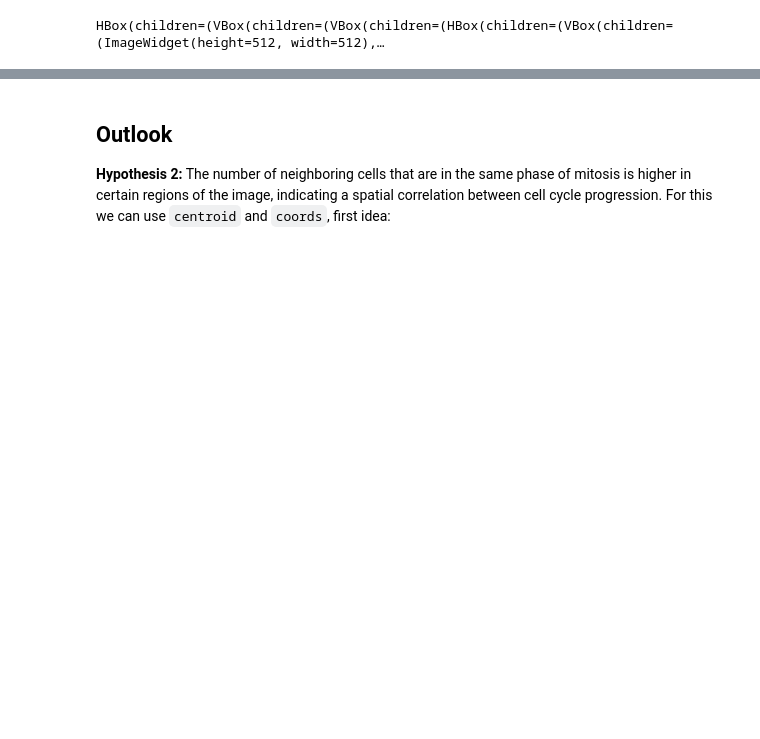
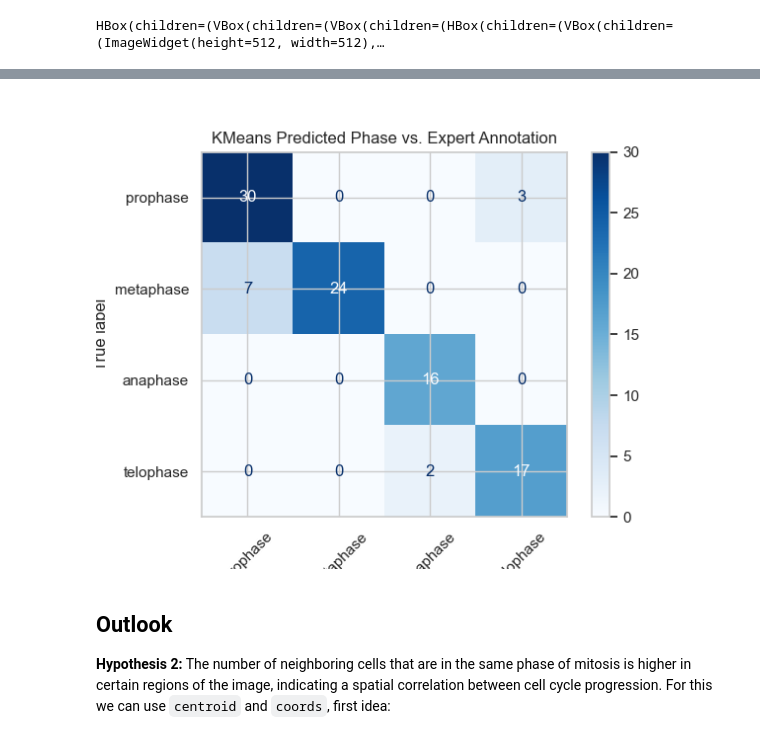
Before and after one commit to marabuuu/rse-lab, a Jupyter notebook: notebooks/RSE_assignment.ipynb, the cells around one changed output, grey strips where cells are left out. Cells and saved outputs as stored; diff of their text form; code cells hidden in the pictures; blank space fills up the shorter version.

```diff
--- a/notebooks/RSE_assignment.ipynb
+++ b/notebooks/RSE_assignment.ipynb
@@ -487,0 +544,14 @@ HBox(children=(VBox(children=(VBox(children=(HBox(children=(VBox(children=(Image
+# %%
+# Filter annotated data
+eval_df = df.dropna(subset=['expert_phase'])
+
+# Print how many annotated examples we have
+print(f"Number of annotated nuclei: {len(eval_df)}\n")
+
+# Class distribution
+print("Expert class distribution:\n", eval_df['expert_phase'].value_counts())
+print("\nKMeans class distribution:\n", eval_df['phase'].value_counts())
+
+# Classification report
+print("\nClassification Report:")
+print(classification_report(eval_df['expert_phase'], eval_df['phase']))
@@ -488,3 +576,13 @@ HBox(children=(VBox(children=(VBox(children=(HBox(children=(VBox(children=(Image
+# %%
+phases = ["prophase", "metaphase", "anaphase", "telophase"]
+cm = confusion_matrix(eval_df['expert_phase'], eval_df['phase'], labels=phases)
+
+disp = ConfusionMatrixDisplay(confusion_matrix=cm, display_labels=phases)
+disp.plot(cmap="Blues", xticks_rotation=45)
+plt.title("KMeans Predicted Phase vs. Expert Annotation")
+plt.show()
+# %% [output]
+[figure, added]
 # %% [markdown]
 ## Outlook
 
```
Also changed, not shown: parts of 6 cells of this notebook, 1 other file.
